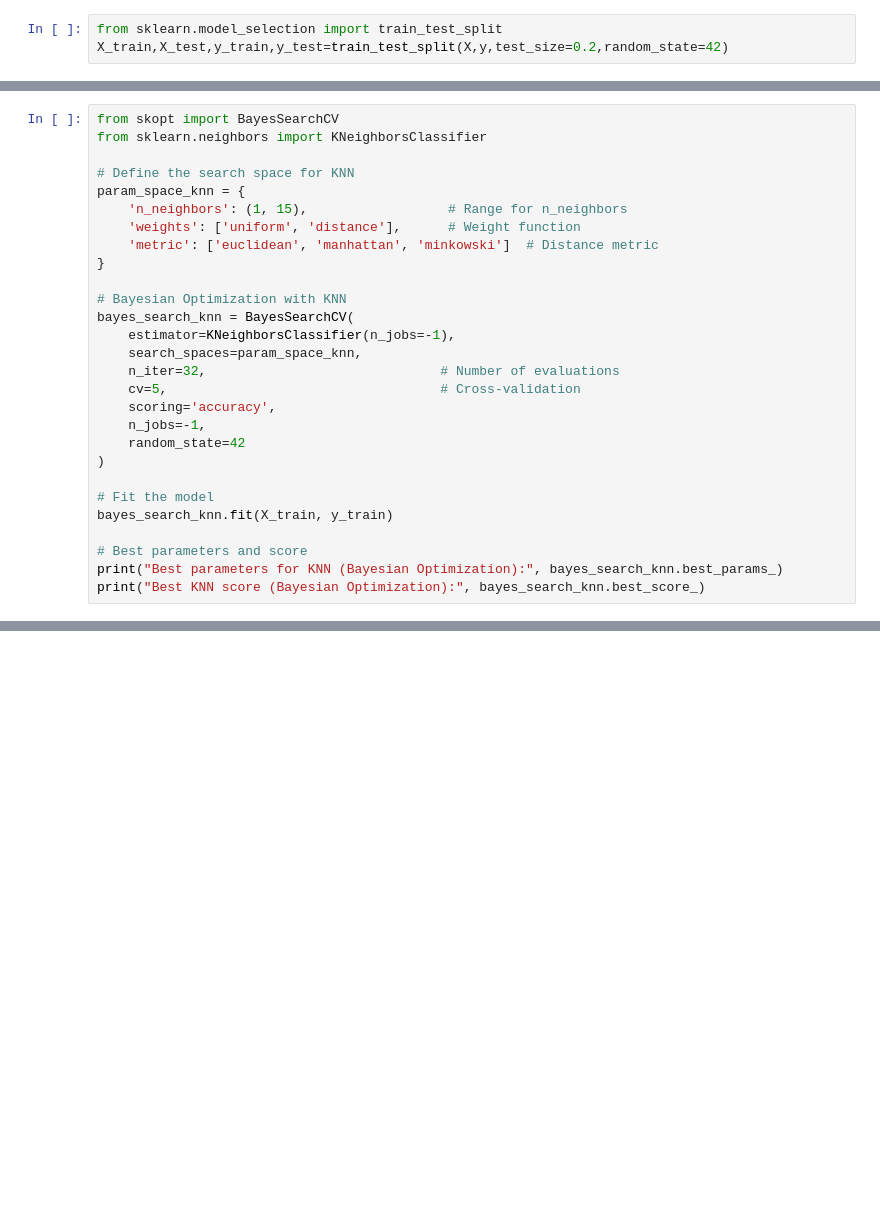
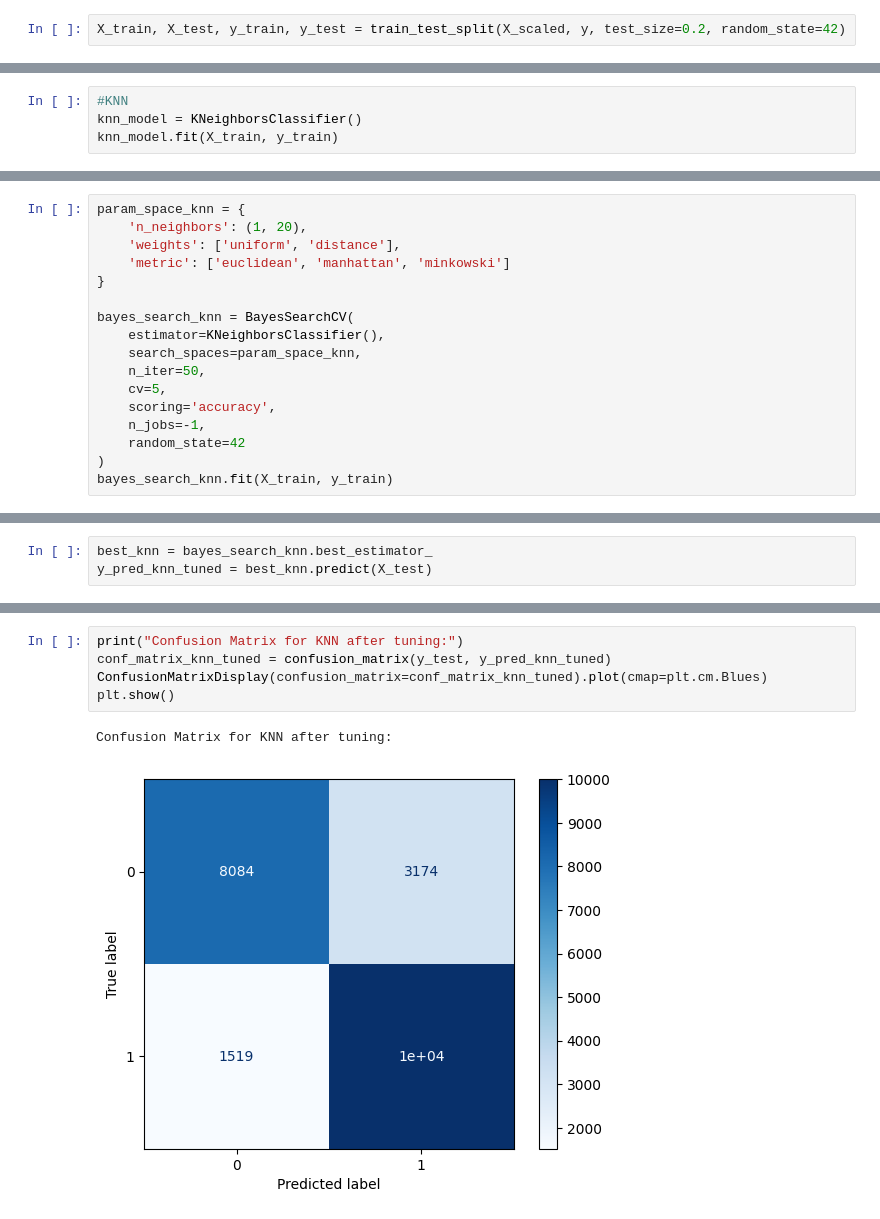
Before and after one commit to Olan-Pinto/Data-Mining-CSCI-5502-872-Course-Project, a Jupyter notebook: Modelling/KNN.ipynb, the cells around one changed output, grey strips where cells are left out. Saved outputs shown, nothing was run; the diff lists cells and outputs as text; blank space fills up the shorter version.

```diff
--- a/Modelling/KNN.ipynb
+++ b/Modelling/KNN.ipynb
@@ -39,3 +25,2 @@ X_transformed, encoder_pipeline = feature_transformation(X)
 # %%
-from sklearn.model_selection import train_test_split
-X_train,X_test,y_train,y_test=train_test_split(X,y,test_size=0.2,random_state=42)
+X_train, X_test, y_train, y_test = train_test_split(X_scaled, y, test_size=0.2, random_state=42)
@@ -84,0 +27,4 @@ Note: you may need to restart the kernel to use updated packages.
+# %%
+#KNN
+knn_model = KNeighborsClassifier()
+knn_model.fit(X_train, y_train)
@@ -85,29 +77,18 @@ Note: you may need to restart the kernel to use updated packages.
 # %%
-from skopt import BayesSearchCV
-from sklearn.neighbors import KNeighborsClassifier
-
-# Define the search space for KNN
 param_space_knn = {
-    'n_neighbors': (1, 15),                  # Range for n_neighbors
-    'weights': ['uniform', 'distance'],      # Weight function
-    'metric': ['euclidean', 'manhattan', 'minkowski']  # Distance metric
+    'n_neighbors': (1, 20),
+    'weights': ['uniform', 'distance'],
+    'metric': ['euclidean', 'manhattan', 'minkowski']
 }
 
-# Bayesian Optimization with KNN
 bayes_search_knn = BayesSearchCV(
-    estimator=KNeighborsClassifier(n_jobs=-1),
+    estimator=KNeighborsClassifier(),
     search_spaces=param_space_knn,
-    n_iter=32,                              # Number of evaluations
-    cv=5,                                   # Cross-validation
+    n_iter=50,
+    cv=5,
     scoring='accuracy',
     n_jobs=-1,
     random_state=42
 )
-
-# Fit the model
 bayes_search_knn.fit(X_train, y_train)
-
-# Best parameters and score
-print("Best parameters for KNN (Bayesian Optimization):", bayes_search_knn.best_params_)
-print("Best KNN score (Bayesian Optimization):", bayes_search_knn.best_score_)
 # %% [output]
@@ -144,0 +100,3 @@ Best Naive Bayes score (Bayesian Optimization): 0.5660585841769008
+# %%
+best_knn = bayes_search_knn.best_estimator_
+y_pred_knn_tuned = best_knn.predict(X_test)
@@ -144,0 +115,8 @@ Best Naive Bayes score (Bayesian Optimization): 0.5660585841769008
+# %%
+print("Confusion Matrix for KNN after tuning:")
+conf_matrix_knn_tuned = confusion_matrix(y_test, y_pred_knn_tuned)
+ConfusionMatrixDisplay(confusion_matrix=conf_matrix_knn_tuned).plot(cmap=plt.cm.Blues)
+plt.show()
+# %% [output]
+Confusion Matrix for KNN after tuning:
+[figure, added]
```
Also changed, not shown: parts of 27 cells of this notebook, 3 other files.
